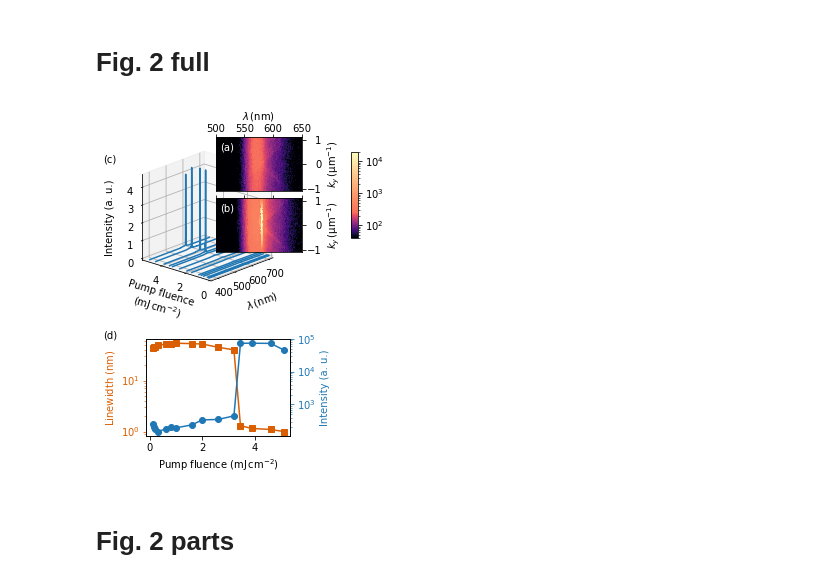
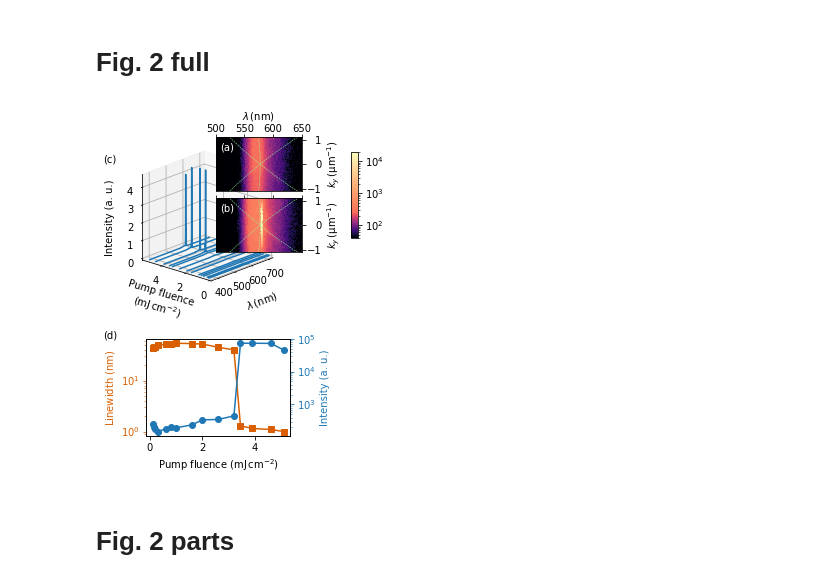
Before and after one commit to texnokrates/qpms-ipynotebooks, a Jupyter notebook: SaraRect/paperfigs.ipynb, the cells around one changed output. Drawn from its saved outputs; the diff is of its cells as text; code cells hidden in the pictures.

Commit message:
DO line plot

```diff
--- a/SaraRect/paperfigs.ipynb
+++ b/SaraRect/paperfigs.ipynb
@@ -154,7 +154,7 @@ numap = 0.3
 p0 = 200
 pmax = 400
 pc = 195
-refindex = 1
+refindex = 1.52
 clipint = 12000
 
 dimension_labels = ['$380\\,\\mathrm{nm}\\times 370\\,\\mathrm{nm}$',
@@ -164,7 +164,11 @@ dimension_labels = ['$380\\,\\mathrm{nm}\\times 370\\,\\mathrm{nm}$',
                    '$380\\,\\mathrm{nm}\\times 390\\,\\mathrm{nm}$',
 ]
 
-pyarrow_lambdas_nm = 1.52 * np.array([370,375,380,385,390])
+refindex2 = 1.52
+p_ys_nm = [370,375,380,385,390]
+p_xs_nm = [380,380,380,380,380]
+
+pyarrow_lambdas_nm = refindex2 * np.array([370,375,380,385,390])
 
 
 #colormap preload
@@ -438,6 +442,9 @@ lwcolor = '#d95f02'
 #'#FF7F0E'
 #lwcolor = '#1b9e77'
 intcolor = '#1F77B4'
+DOcolor = 'palegreen'
+DOls = '--'
+DOlw = 0.5
 
 f = plt.figure(1, (4, 5))
 
@@ -526,34 +533,47 @@ if plotab:
     lambdas_nm, ks, intensity, _ = measuredata[apumpi][2][2] # 2 = no polarisation
     triang = tri.Triangulation(np.broadcast_to(lambdas_nm[:,ň], ks.shape).flatten()[::preview_roughness_f2], ks.flatten()[::preview_roughness_f2]/1e6)
     im = ax_a.tripcolor(triang, intensity.flatten()[::preview_roughness_f2], rasterized=True, norm=experiment_cbnorm, cmap=thecm)
     lambdas_nm, ks, intensity, _ = measuredata[bpumpi][2][2] # 2 = no polarisation
     triang = tri.Triangulation(np.broadcast_to(lambdas_nm[:,ň], ks.shape).flatten()[::preview_roughness_f2], ks.flatten()[::preview_roughness_f2]/1e6)
     im = ax_b.tripcolor(triang, intensity.flatten()[::preview_roughness_f2], rasterized=True, norm=experiment_cbnorm, cmap=thecm)
     cb = plt.colorbar(im, cax = ax_cbar)
 else:
     ax_cbar.set_yscale('log')
     ax_cbar.set_ylim([40,40000])
     ax_cbar.set_xticks([])
 
+# plot diffracted orders
+DO_k_invum = np.linspace(*yrange_invum_f2)
+DO_k = DO_k_invum*1e6
+DO1_lambda_nm = 2*np.pi/(DO_k+2*np.pi/refindex2/(p_ys_nm[2]*1e-9))/1e-9
+DO2_lambda_nm = 2*np.pi/(-DO_k+2*np.pi/refindex2/(p_ys_nm[2]*1e-9))/1e-9
+DO3_lambda_nm = 2*np.pi/(DO_k**2 + (2*np.pi/refindex2/(p_xs_nm[2]*1e-9))**2)**.5/1e-9
+ax_a.plot(DO1_lambda_nm, DO_k_invum, c=DOcolor, ls=DOls, linewidth=DOlw)
+ax_a.plot(DO2_lambda_nm, DO_k_invum, c=DOcolor, ls=DOls, linewidth=DOlw)
+ax_a.plot(DO3_lambda_nm, DO_k_invum, c=DOcolor, ls=DOls, linewidth=DOlw)
+ax_b.plot(DO1_lambda_nm, DO_k_invum, c=DOcolor, ls=DOls, linewidth=DOlw)
+ax_b.plot(DO2_lambda_nm, DO_k_invum, c=DOcolor, ls=DOls, linewidth=DOlw)
+ax_b.plot(DO3_lambda_nm, DO_k_invum, c=DOcolor, ls=DOls, linewidth=DOlw)
+
 ax_a.text(0.05,0.90, '(a)',
         horizontalalignment='left',
         verticalalignment='top',
         transform=ax_a.transAxes,
         color='white' if plotab else 'black',
         #fontsize = 'x-small'
        )
 ax_b.text(0.05,0.90, '(b)',
         horizontalalignment='left',
         verticalalignment='top',
         transform=ax_b.transAxes,
         color='white' if plotab else 'black',
         #fontsize = 'x-small'
        )
 
 
 f.savefig("figs/Fig2_Marek.pdf", dpi=600)
 # %% [output]
-[figure, old version]
+[figure, new version]
 # %% [markdown]
 # Fig. 2 parts
 # %%
```
Also changed, not shown: parts of 4 cells of this notebook.
